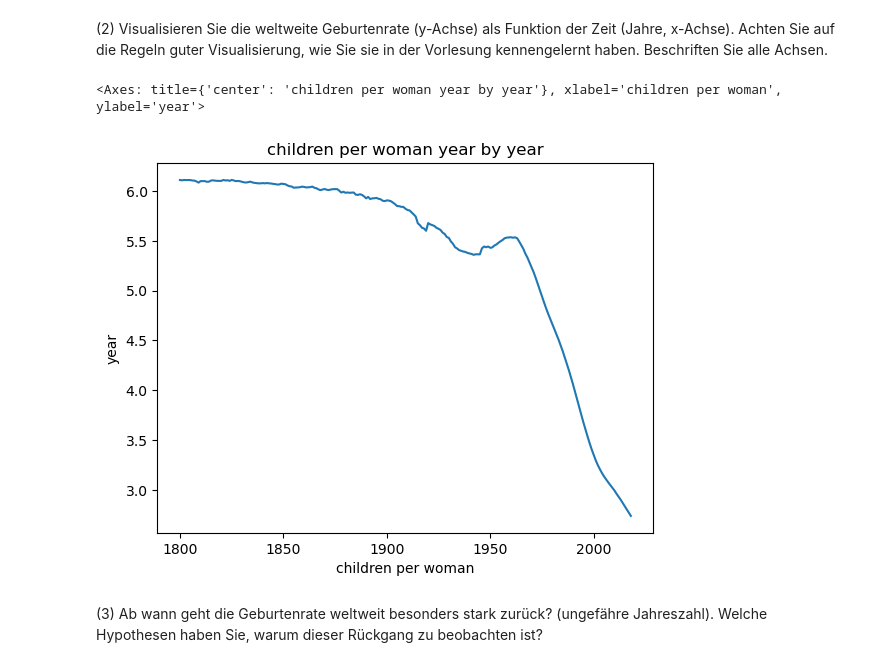
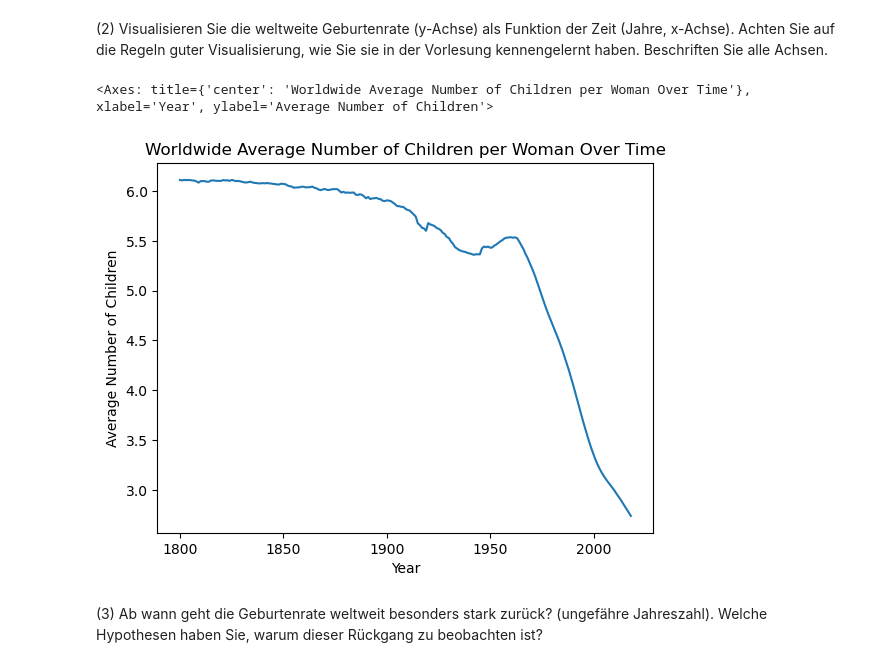
Before and after one commit to cortex359/ds.ss24, a Jupyter notebook: marine_u04/TSRI-4.ipynb, the cells around one changed output. Saved outputs shown, nothing was run; the diff lists cells and outputs as text; code cells hidden in the pictures.

```diff
--- a/marine_u04/TSRI-4.ipynb
+++ b/marine_u04/TSRI-4.ipynb
@@ -117,0 +116,4 @@ c = pd.read_csv("children_per_woman_total_fertility.csv")
+# %%
+# Reading the data and setting the first column as index
+children_per_woman = pd.read_csv("children_per_woman_total_fertility.csv",  index_col=0)
+children_per_woman.head()
@@ -118,11 +129,10 @@ c = pd.read_csv("children_per_woman_total_fertility.csv")
 # %% [markdown]
 (2) Visualisieren Sie die weltweite Geburtenrate (y-Achse) als Funktion der Zeit (Jahre, x-Achse). Achten Sie auf die Regeln guter Visualisierung, wie Sie sie in der Vorlesung kennengelernt haben. Beschriften Sie alle Achsen.
-# %%
-c.head()
-mean = c.set_index('country').mean()
-mean.plot(title = 'children per woman year by year', xlabel="children per woman", ylabel="year")
-# %% [output]
-<Axes: title={'center': 'children per woman year by year'}, xlabel='children per woman', ylabel='year'>
-[figure, removed]
+# %%
+average_number_of_children_per_woman_per_year = children_per_woman.mean()
+average_number_of_children_per_woman_per_year.plot(title = 'Worldwide Average Number of Children per Woman Over Time', xlabel="Year", ylabel="Average Number of Children")
+# %% [output]
+<Axes: title={'center': 'Worldwide Average Number of Children per Woman Over Time'}, xlabel='Year', ylabel='Average Number of Children'>
+[figure, added]
 # %% [markdown]
 (3) Ab wann geht die Geburtenrate weltweit besonders stark zurück? (ungefähre Jahreszahl). Welche Hypothesen haben Sie, warum dieser Rückgang zu beobachten ist?
```
Also changed, not shown: parts of 11 cells of this notebook, 1 other file.
